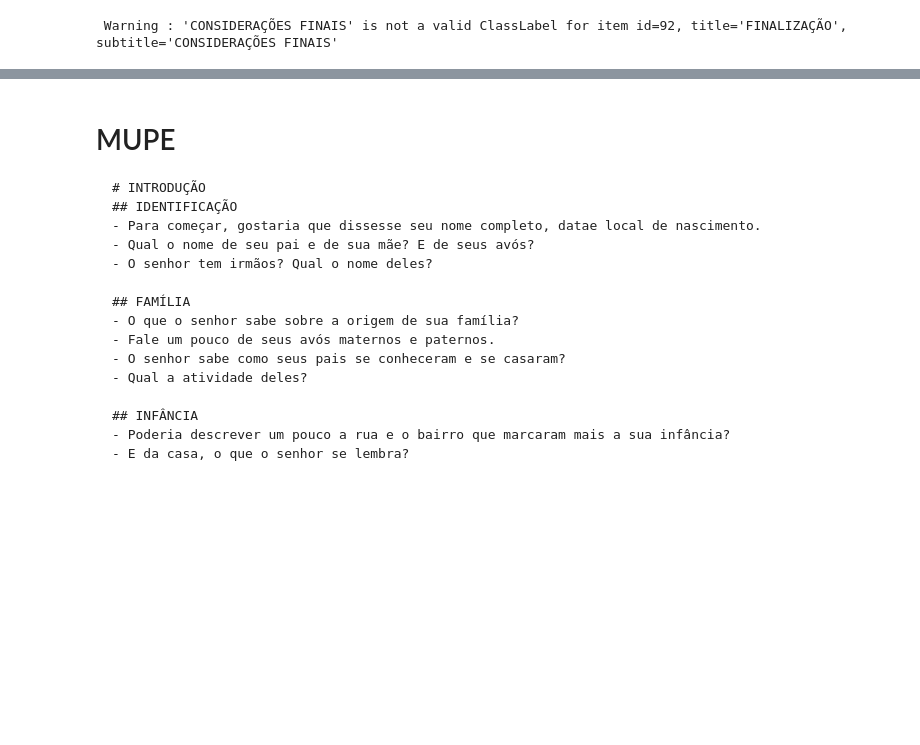
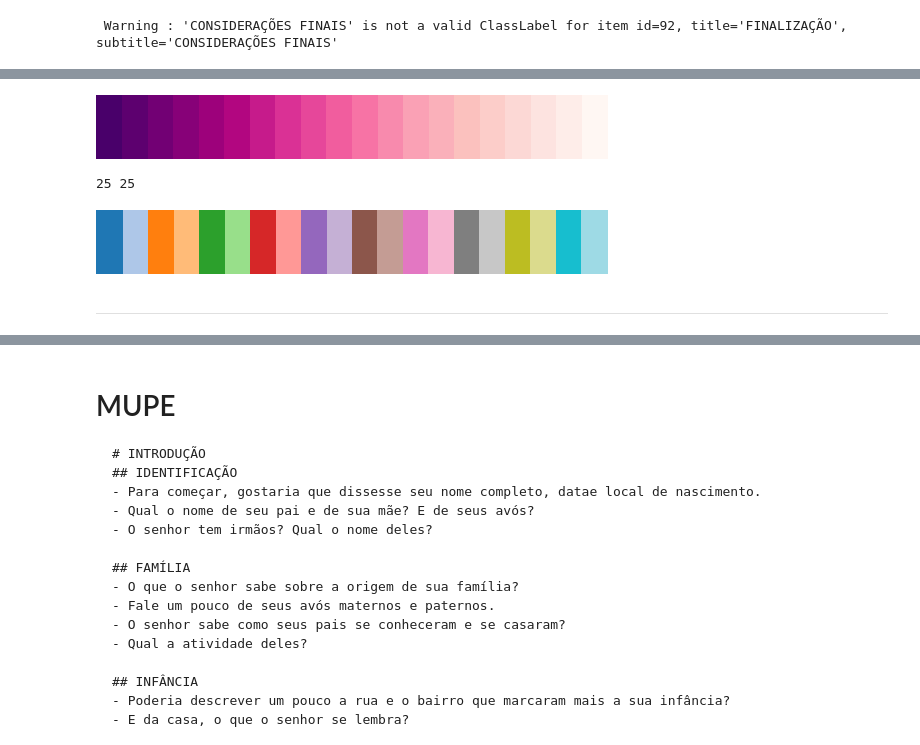
Before and after one commit to antonioMoreira/my-masters-degree, a Jupyter notebook: notebooks/mupe-dataset.ipynb, the cells around one changed output, grey strips where cells are left out. Drawn from its saved outputs; the diff is of its cells as text; code cells hidden in the pictures; blank space fills up the shorter version.

```diff
--- a/notebooks/mupe-dataset.ipynb
+++ b/notebooks/mupe-dataset.ipynb
@@ -812,3 +892,19 @@ mupe_train_sample.merge(
+# %%
+cmap = plt.get_cmap("RdPu_r", 20)
+cmap
+# %% [output]
+[figure, added]
+# %%
+# use more bins so adjacent groups don't repeat colors
+cmap = plt.get_cmap("tab20", 10 * len(unique_groups))
+group_to_color = {g: to_hex(cmap(i)) for i, g in enumerate(unique_groups)}
+print(len(unique_groups), len(group_to_color))
+cmap
+# %% [output]
+25 25
+[figure, added]
+# %% [markdown]
+-----
 # %%
 df = pd.read_csv("datasets/mupe-from-pdf/interview_output.csv")
 df = df[df["Identifier"].str.contains('r')]
```
Also changed, not shown: parts of 10 cells of this notebook, 1 other file.
